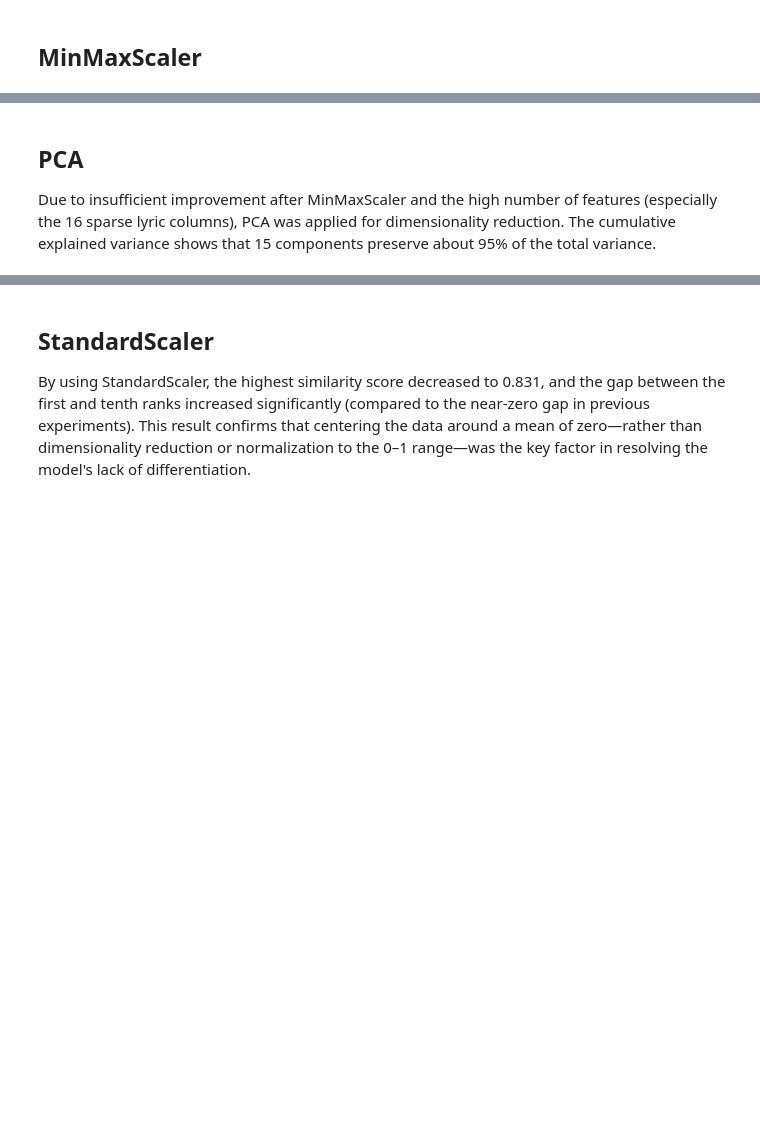
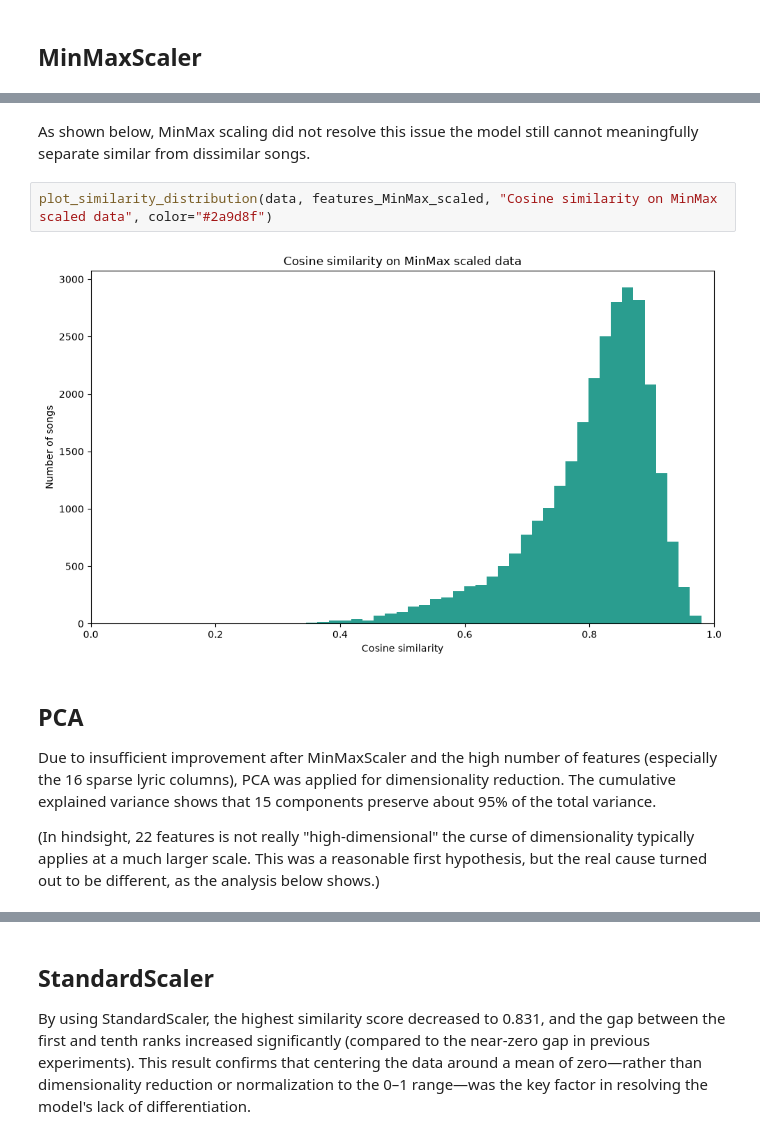
Before and after one commit to Ali-reza-rn/content-based-music-recommender, a Jupyter notebook: music-recommendation.ipynb, the cells around one changed output, grey strips where cells are left out. Saved outputs shown, nothing was run; the diff lists cells and outputs as text; blank space fills up the shorter version.

```diff
--- a/music-recommendation.ipynb
+++ b/music-recommendation.ipynb
@@ -260,8 +343,19 @@ print(recommendations[["track_name", "artist_name", "genre", "similarity"]])
+# %% [markdown]
+As shown below, MinMax scaling did not resolve this issue the model still cannot meaningfully separate similar from dissimilar songs.
+# %%
+plot_similarity_distribution(data, features_MinMax_scaled, "Cosine similarity on MinMax scaled data", color="#2a9d8f")
+# %% [output]
+[figure, added]
 # %% [markdown]
 ## PCA
 Due to insufficient improvement after MinMaxScaler and the high number
 of features (especially the 16 sparse lyric columns), PCA was applied
 for dimensionality reduction. The cumulative explained variance shows
 that 15 components preserve about 95% of the total variance.
+
+(In hindsight, 22 features is not really "high-dimensional" the
+curse of dimensionality typically applies at a much larger scale. This
+was a reasonable first hypothesis, but the real cause turned out to be
+different, as the analysis below shows.)
 # %%
 pca = PCA()
```
Also changed, not shown: parts of 41 cells of this notebook, 3 other files.
